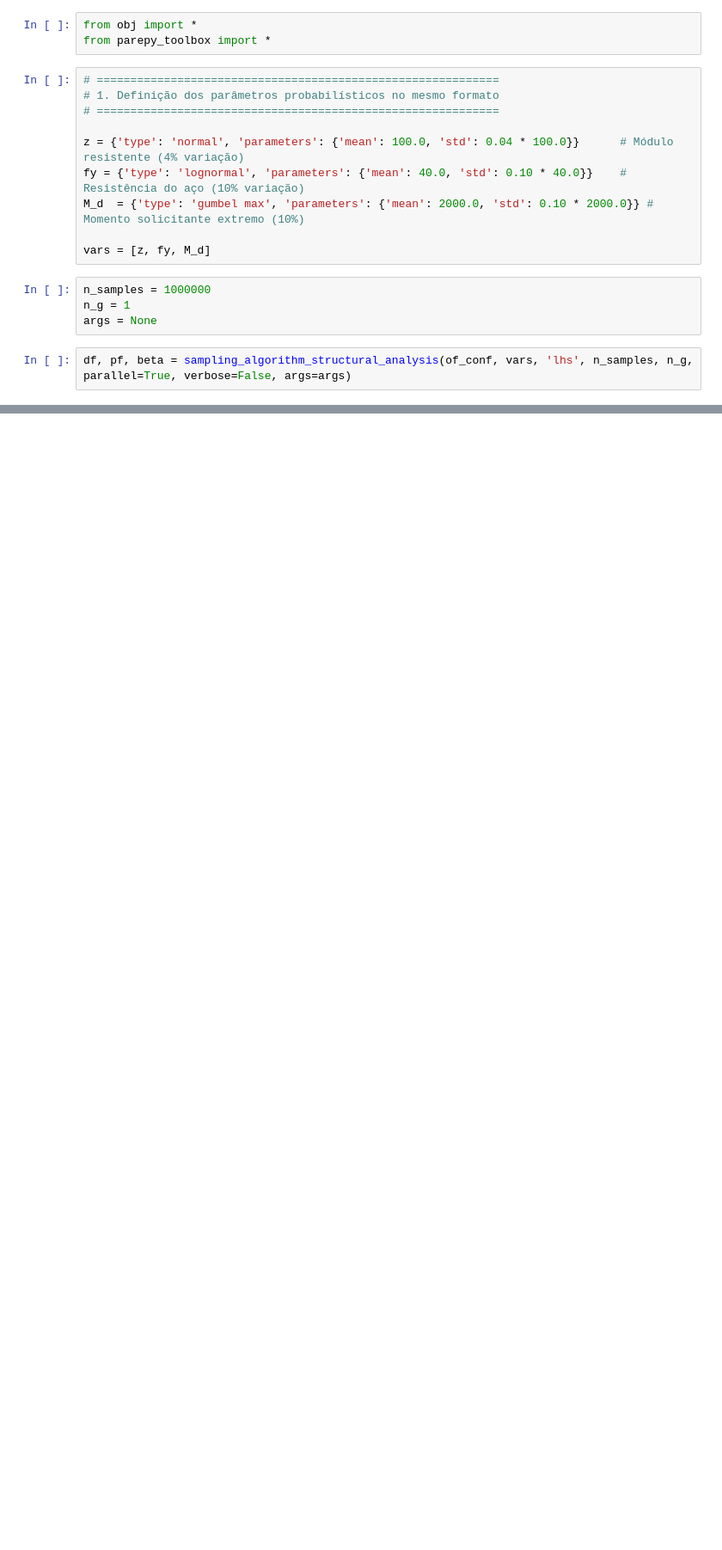
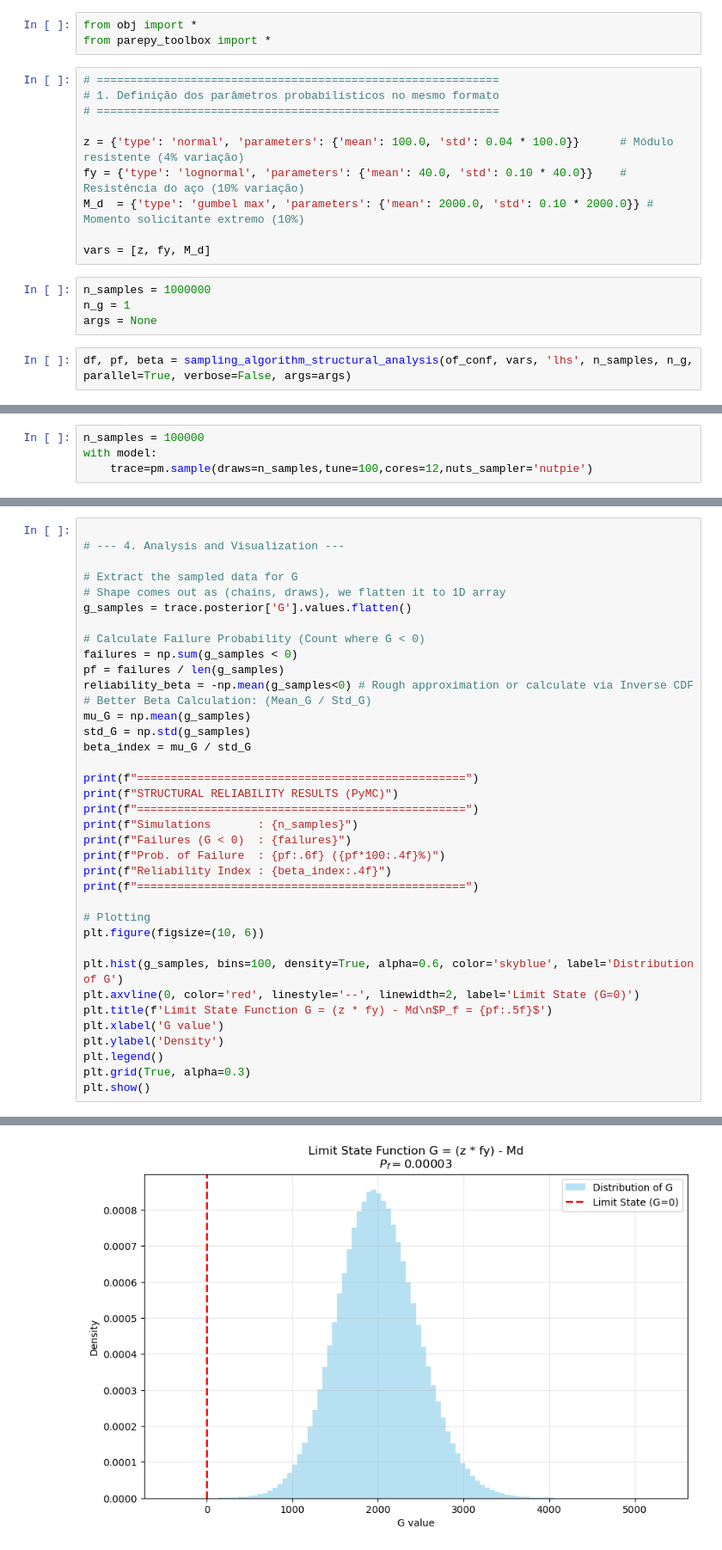
Before and after one commit to mathmorato/estrutural_henrique_tese, a Jupyter notebook: confiabilidade.ipynb, the cells around one changed output, grey strips where cells are left out. Shown at 86% size. Drawn from its saved outputs; the diff is of its cells as text; blank space fills up the shorter version.

Commit message:
added bayesian model example

```diff
--- a/confiabilidade.ipynb
+++ b/confiabilidade.ipynb
@@ -36,0 +128,4 @@ df.head()
+# %%
+n_samples = 100000
+with model:
+    trace=pm.sample(draws=n_samples,tune=100,cores=12,nuts_sampler='nutpie')
@@ -36,0 +152,38 @@ df.head()
+# %%
+
+# --- 4. Analysis and Visualization ---
+
+# Extract the sampled data for G
+# Shape comes out as (chains, draws), we flatten it to 1D array
+g_samples = trace.posterior['G'].values.flatten()
+
+# Calculate Failure Probability (Count where G < 0)
+failures = np.sum(g_samples < 0)
+pf = failures / len(g_samples)
+reliability_beta = -np.mean(g_samples<0) # Rough approximation or calculate via Inverse CDF
+# Better Beta Calculation: (Mean_G / Std_G)
+mu_G = np.mean(g_samples)
+std_G = np.std(g_samples)
+beta_index = mu_G / std_G
+
+print(f"=================================================")
+print(f"STRUCTURAL RELIABILITY RESULTS (PyMC)")
+print(f"=================================================")
+print(f"Simulations       : {n_samples}")
+print(f"Failures (G < 0)  : {failures}")
+print(f"Prob. of Failure  : {pf:.6f} ({pf*100:.4f}%)")
+print(f"Reliability Index : {beta_index:.4f}")
+print(f"=================================================")
+
+# Plotting
+plt.figure(figsize=(10, 6))
+
+plt.hist(g_samples, bins=100, density=True, alpha=0.6, color='skyblue', label='Distribution of G')
+plt.axvline(0, color='red', linestyle='--', linewidth=2, label='Limit State (G=0)')
+plt.title(f'Limit State Function G = (z * fy) - Md\n$P_f = {pf:.5f}$')
+plt.xlabel('G value')
+plt.ylabel('Density')
+plt.legend()
+plt.grid(True, alpha=0.3)
+plt.show()
+# %% [output]
@@ -36,0 +198 @@ df.head()
+[figure, added]
```
Also changed, not shown: parts of 7 cells of this notebook, 1 other file.
